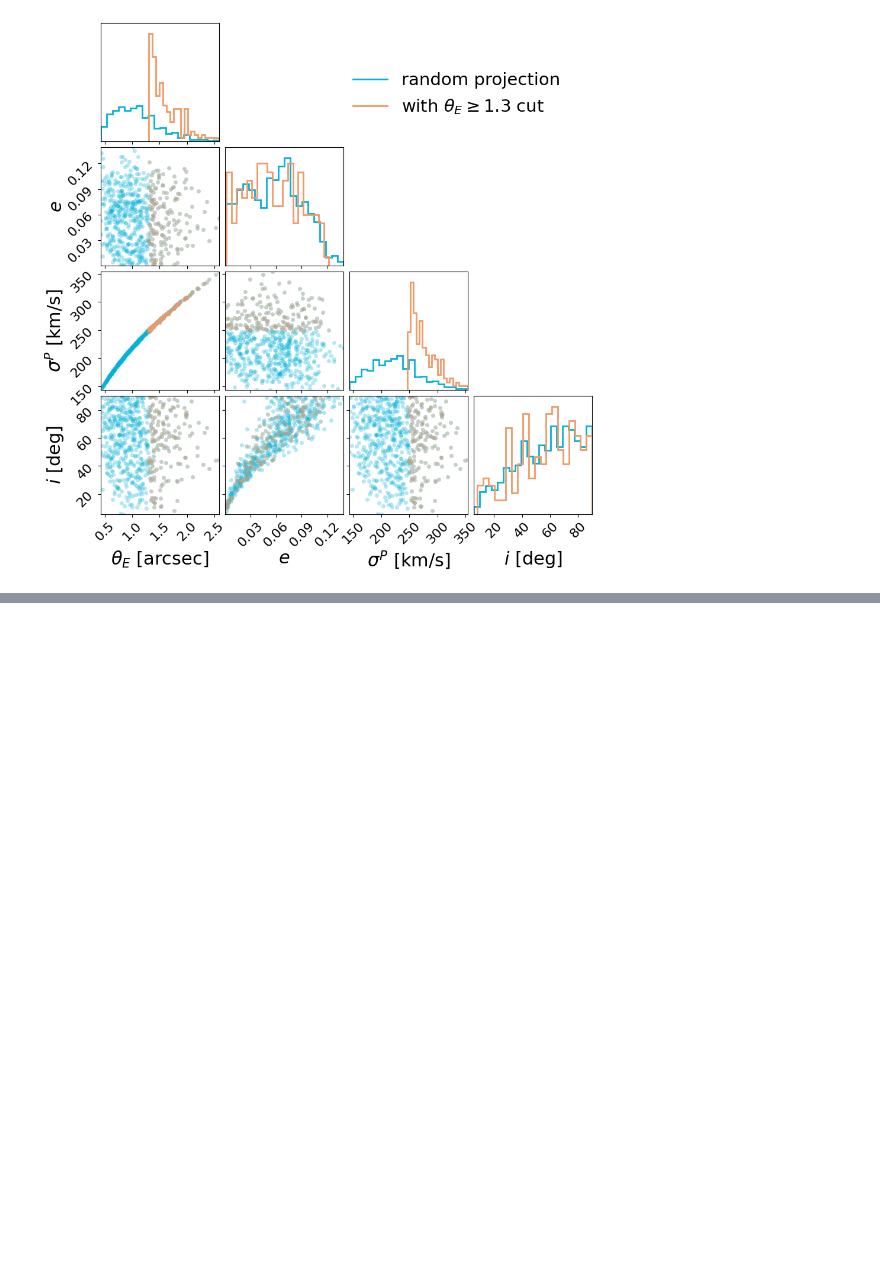
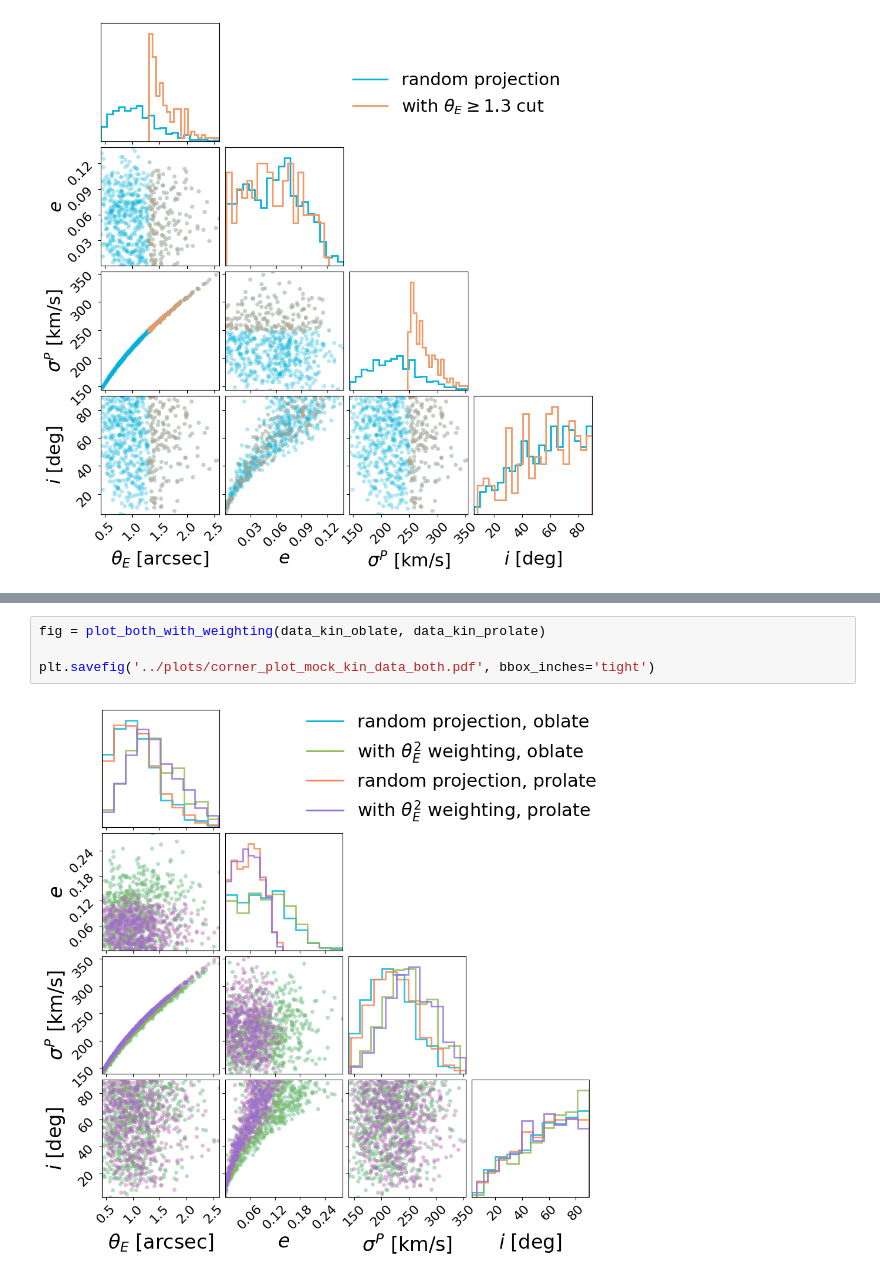
Before and after one commit to huangxy256/deproject_analysis_public, a Jupyter notebook: fig5-make_kin_mock_data/fig5-make_kin_mock_data.ipynb, the cells around one changed output, grey strips where cells are left out. Cells and saved outputs as stored; diff of their text form; blank space fills up the shorter version.

```diff
--- a/fig5-fig6-make_kin_mock_data/fig5-6-make_kin_mock_data.ipynb
+++ b/fig5-make_kin_mock_data/fig5-make_kin_mock_data.ipynb
@@ -359 +503,7 @@ median ellipticity:  0.05870811756830963 0.0532011851912217
+# %%
+fig = plot_both_with_weighting(data_kin_oblate, data_kin_prolate)
+
+plt.savefig('../plots/corner_plot_mock_kin_data_both.pdf', bbox_inches='tight')
+# %% [output]
+[figure, added]
 # %%
```
Also changed, not shown: parts of 10 cells of this notebook, 29 other files.
